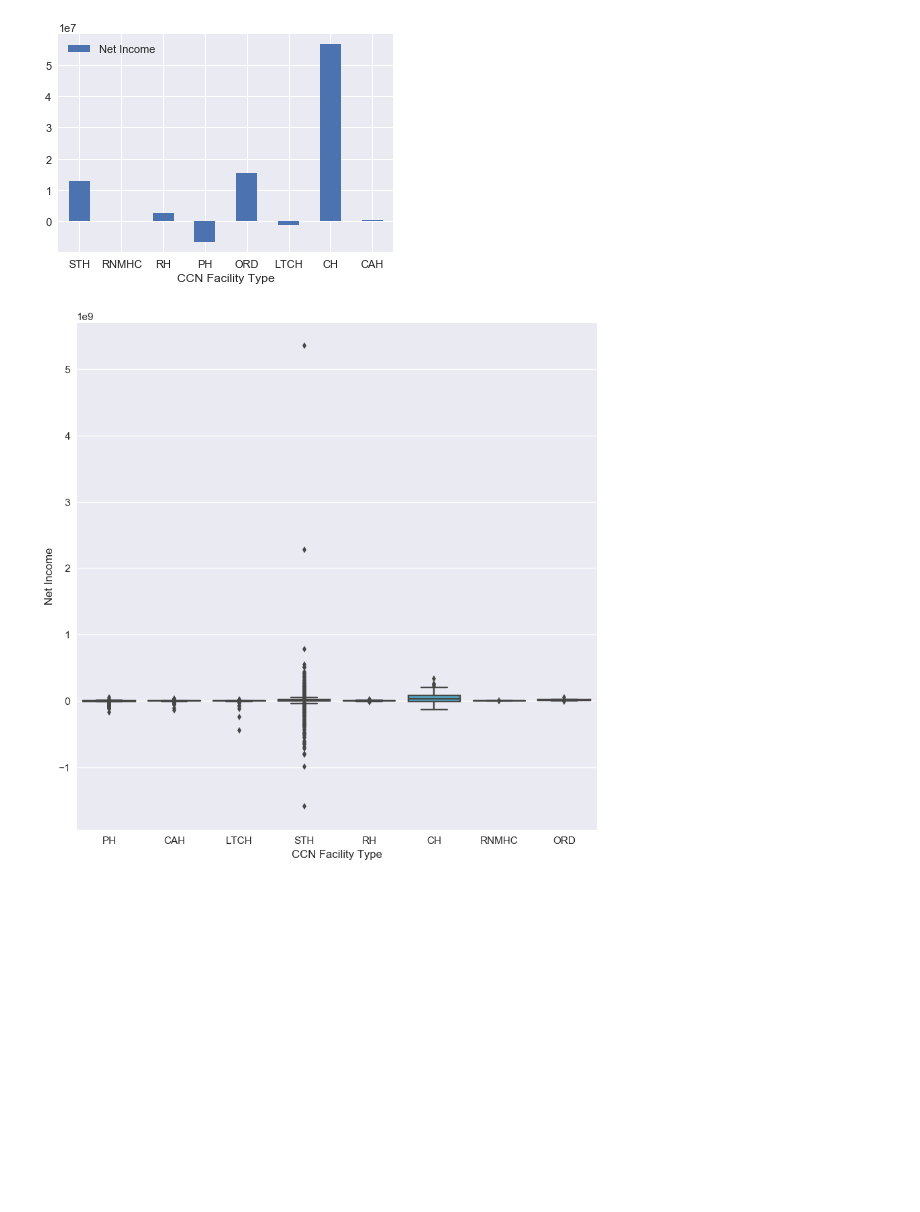
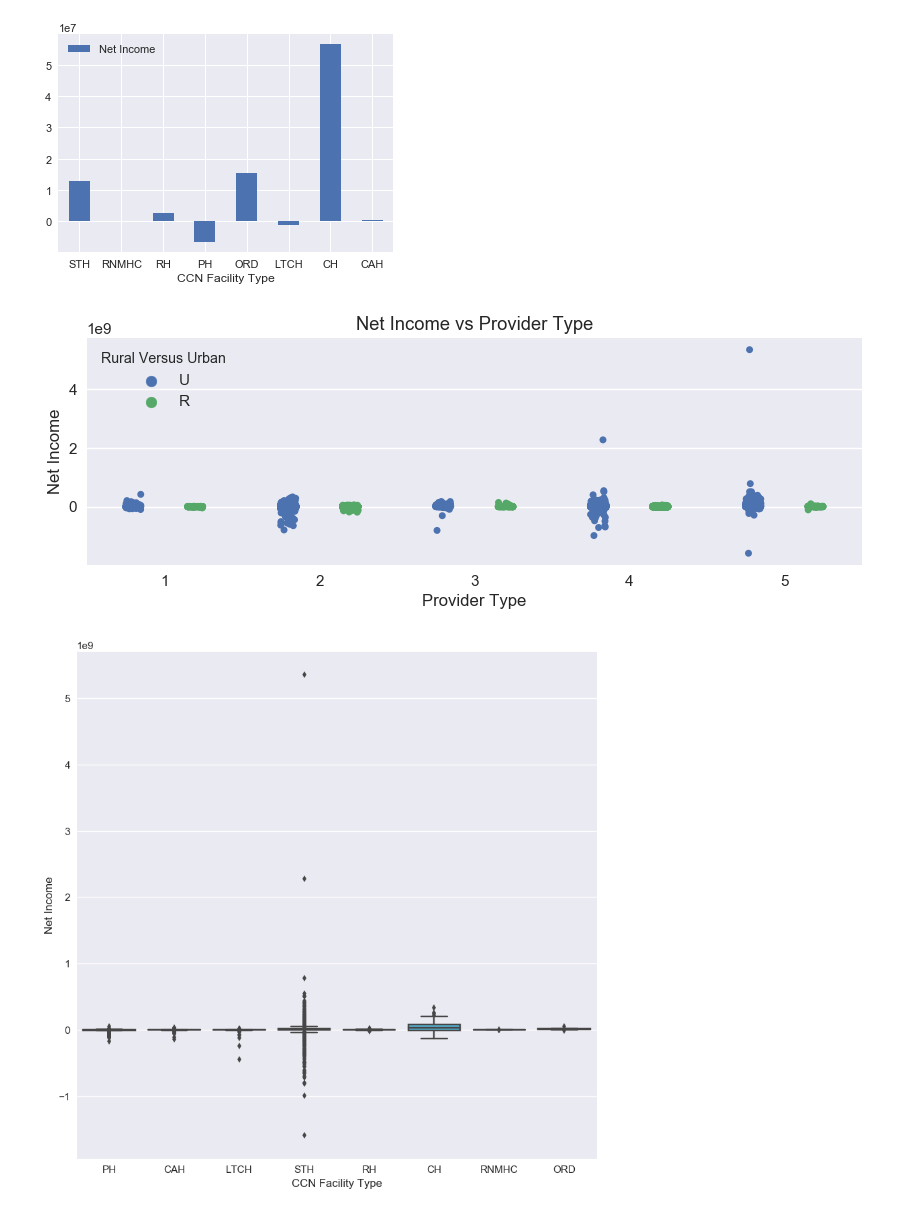
Before and after one commit to anaidpm/dizme, a Jupyter notebook: hospital_costs.ipynb, the cells around one changed output. Saved outputs shown, nothing was run; the diff lists cells and outputs as text; code cells hidden in the pictures; blank space fills up the shorter version.

```diff
--- a/hospital_costs.ipynb
+++ b/hospital_costs.ipynb
@@ -238,6 +238,11 @@ as_index=False).mean().sort_values(by='CCN Facility Type', ascending=False)
 ax = net_ncome_vs_fac_type_df.plot.bar(x='CCN Facility Type', y='Net Income', rot=0)
 # %% [output]
 [figure]
+# %%
+sns.stripplot(x="Provider Type", y="Net Income",data=df,hue='Rural Versus Urban',jitter=True,split=True)
+plt.title("Net Income vs Provider Type");
+# %% [output]
+[figure, added]
 # %%
 plt.figure(figsize=(10, 10))
 sns.boxplot('CCN Facility Type','Net Income',data=df);
```
Also changed, not shown: parts of 9 cells of this notebook.
